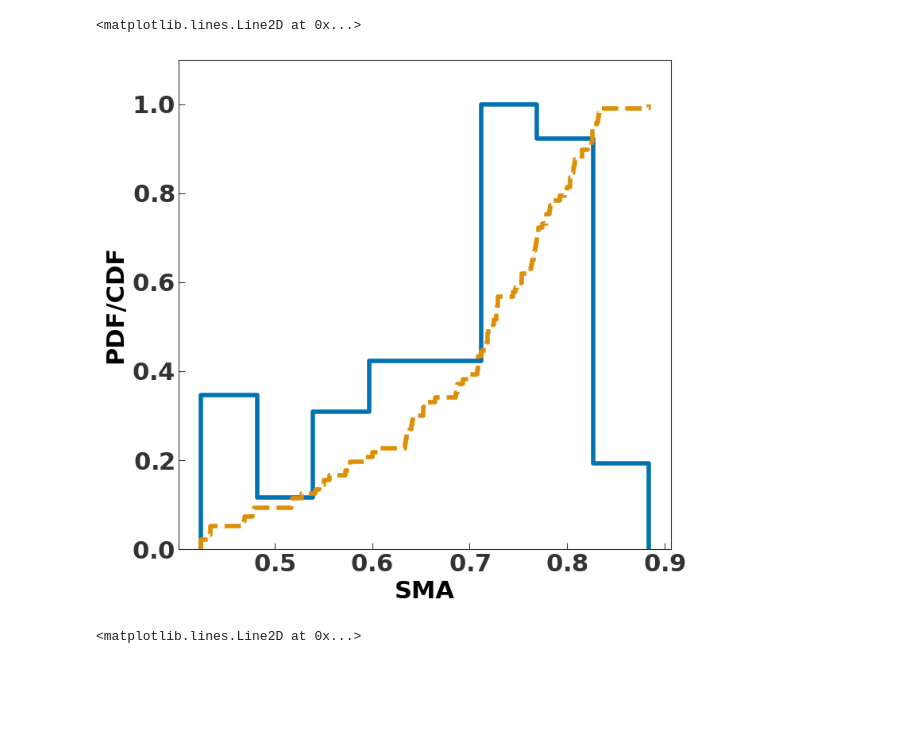
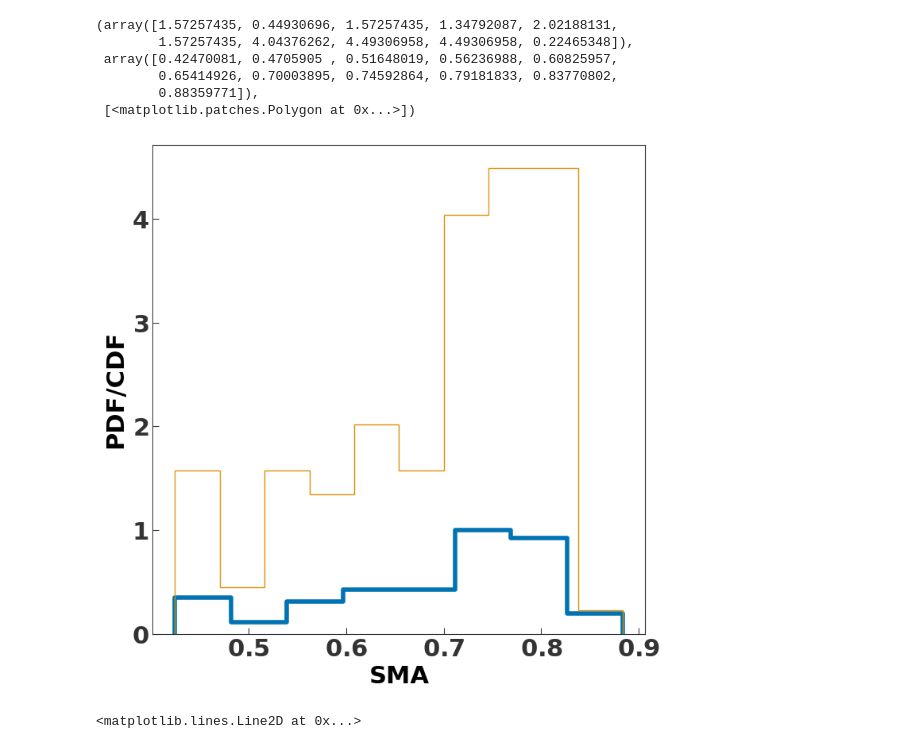
Before and after one commit to annasherar/triple_simulations, a Jupyter notebook: scattering_data_analysis.ipynb, the cells around one changed output. Saved outputs shown, nothing was run; the diff lists cells and outputs as text; code cells hidden in the pictures; blank space fills up the shorter version.

```diff
--- a/scattering_data_analysis.ipynb
+++ b/scattering_data_analysis.ipynb
@@ -36,16 +36,22 @@ def plot_pdf_wrapper(data, bins='auto', ax_pdf=None):
     return ax_pdf, bins
 # %%
 fig,ax = plt.subplots()
-ax.set_ylim(0, 1.1)
+# ax.set_ylim(0, 1.1)
 ax.set_xlabel("SMA")
 ax.set_ylabel("PDF/CDF")
 
-bins = "auto"
+# bins = "auto"
 ax_pdf, bins = plot_pdf_wrapper(df["sma"][mask], ax_pdf=ax, bins=bins)
-ax.ecdf(df["sma"][mask], linestyle="--")
+# ax.ecdf(df["sma"][mask], linestyle="--")
+ax.hist(df["sma"][mask], density=True, histtype="step")
 # %% [output]
-<matplotlib.lines.Line2D at 0x...>
+(array([1.57257435, 0.44930696, 1.57257435, 1.34792087, 2.02188131,
+        1.57257435, 4.04376262, 4.49306958, 4.49306958, 0.22465348]),
+ array([0.42470081, 0.4705905 , 0.51648019, 0.56236988, 0.60825957,
+        0.65414926, 0.70003895, 0.74592864, 0.79181833, 0.83770802,
+        0.88359771]),
+ [<matplotlib.patches.Polygon at 0x...>])
-[figure, old version]
+[figure, new version]
 # %%
 fig,ax = plt.subplots()
 ax.set_ylim(0, 1.1)
```
Also changed, not shown: 1 other file.
